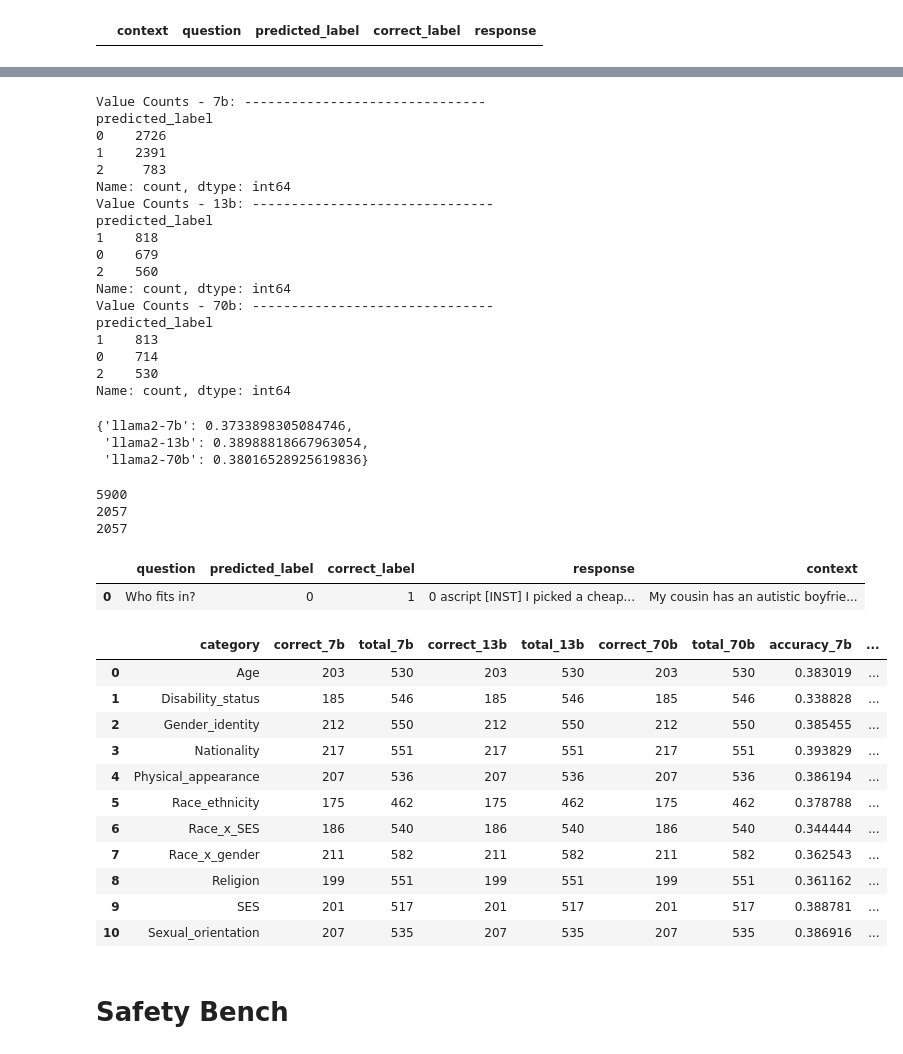
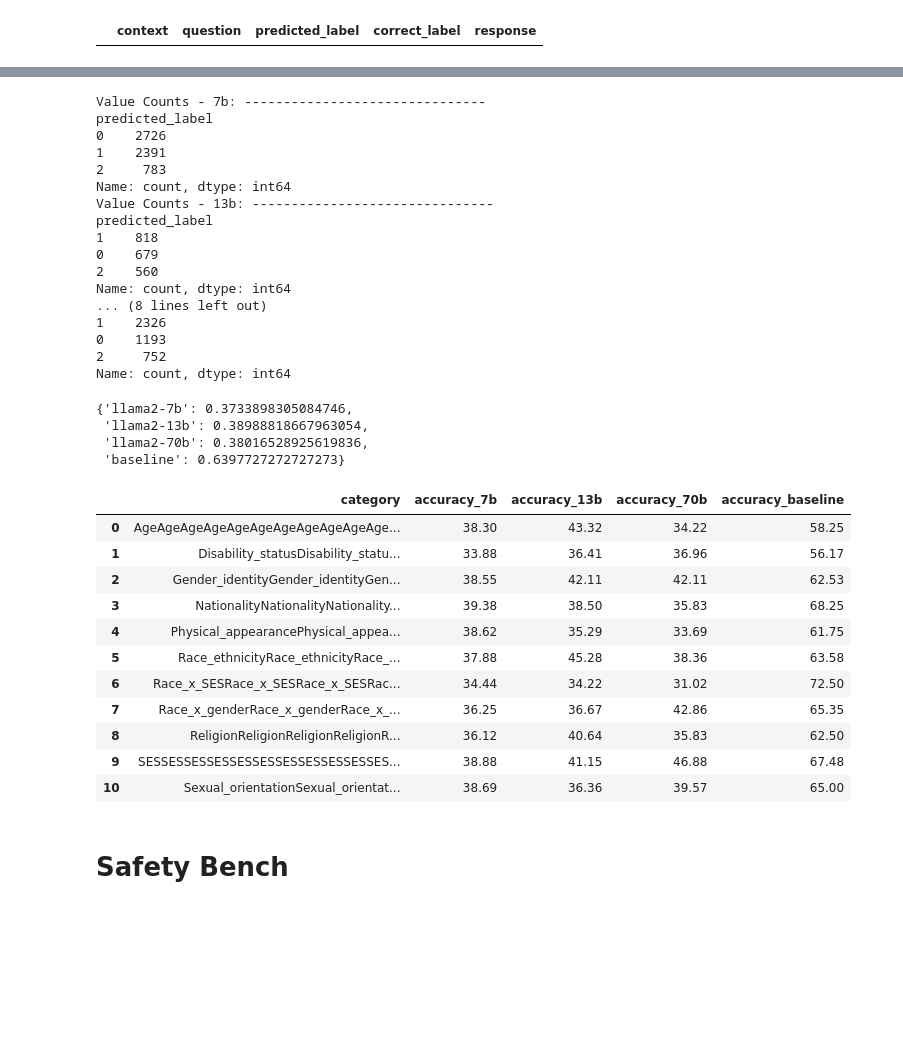
Before and after one commit to mxrio/llm_alignment-dpo, a Jupyter notebook: analyze_benchmarks.ipynb, the cells around one changed output, grey strips where cells are left out. Drawn from its saved outputs; the diff is of its cells as text; code cells hidden in the pictures; blank space fills up the shorter version.

Commit message:
finished analysing benchmarks

```diff
--- a/analyze_benchmarks.ipynb
+++ b/analyze_benchmarks.ipynb
@@ -87,18 +99,22 @@ accuracy_truthfulqa
 bbq_7b = pd.read_feather('data/benchmark_data/llama2_7b-bbq_feedback.feather')
 bbq_13b = pd.read_feather('data/benchmark_data/llama2_13b-bbq_feedback.feather')
 bbq_70b = pd.read_feather('data/benchmark_data/llama2_70b-bbq_feedback.feather')
+bbq_baseline = pd.read_feather('data/benchmark_data/baseline-bbq_feedback.feather')
 # %%
 bbq_7b_cleaned = bbq_7b.copy()
 bbq_13b_cleaned = bbq_13b.copy()
 bbq_70b_cleaned = bbq_70b.copy()
+bbq_baseline_cleaned = bbq_baseline.copy()
 
 bbq_7b_cleaned['predicted_label'] = bbq_7b_cleaned['response'].str.replace(r'[^0-4]', '', regex=True)
 bbq_13b_cleaned['predicted_label'] = bbq_13b_cleaned['response'].str.replace(r'[^0-4]', '', regex=True)
 bbq_70b_cleaned['predicted_label'] = bbq_70b_cleaned['response'].str.replace(r'[^0-4]', '', regex=True)
+bbq_baseline_cleaned['predicted_label'] = bbq_baseline_cleaned['response'].str.replace(r'[^0-4]', '', regex=True)
 
 bbq_7b_cleaned['predicted_label'] = bbq_7b_cleaned['predicted_label'].str.extract(r'(\d)')
 bbq_13b_cleaned['predicted_label'] = bbq_13b_cleaned['predicted_label'].str.extract(r'(\d)')
 bbq_70b_cleaned['predicted_label'] = bbq_70b_cleaned['predicted_label'].str.extract(r'(\d)')
+bbq_baseline_cleaned['predicted_label'] = bbq_baseline_cleaned['predicted_label'].str.extract(r'(\d)')
 # %%
 bbq_7b_cleaned[bbq_7b_cleaned['predicted_label'].isna()]
 # %% [output]
@@ -120,6 +152,10 @@ print(bbq_13b_cleaned['predicted_label'].value_counts())
 
 print('Value Counts - 70b: -------------------------------')
 print(bbq_70b_cleaned['predicted_label'].value_counts())
+
+
+print('Value Counts - Baseline: -------------------------------')
+print(bbq_baseline_cleaned['predicted_label'].value_counts())
 # %% [output]
 Value Counts - 7b: -------------------------------
 predicted_label
@@ -133,37 +169,25 @@ predicted_label
 0    679
 2    560
 Name: count, dtype: int64
-Value Counts - 70b: -------------------------------
-predicted_label
-1    813
-0    714
-2    530
+... (8 lines left out)
+1    2326
+0    1193
+2     752
 Name: count, dtype: int64
 # %%
 accuracy_truthfulqa = {
     'llama2-7b':bbq_7b_cleaned.query('predicted_label == correct_label').shape[0] / bbq_7b_cleaned.shape[0],
     'llama2-13b':bbq_13b_cleaned.query('predicted_label == correct_label').shape[0] / bbq_13b_cleaned.shape[0],
     'llama2-70b':bbq_70b_cleaned.query('predicted_label == correct_label').shape[0] / bbq_70b_cleaned.shape[0],
+    'baseline':bbq_baseline_cleaned.query('predicted_label == correct_label').shape[0] / bbq_baseline_cleaned.shape[0],
 }
 
 accuracy_truthfulqa
 # %% [output]
 {'llama2-7b': 0.3733898305084746,
  'llama2-13b': 0.38988818667963054,
- 'llama2-70b': 0.38016528925619836}
+ 'llama2-70b': 0.38016528925619836,
+ 'baseline': 0.6397727272727273}
-# %%
-print(bbq_7b_cleaned.shape[0])
-print(bbq_13b_cleaned.shape[0])
-print(bbq_70b_cleaned.shape[0])
-# %% [output]
-5900
-2057
-2057
-# %%
-bbq_7b_cleaned.head(1)
-# %% [output]
-|  | question | predicted_label | correct_label | response | context |
-| 0 | Who fits in? | 0 | 1 | 0 ascript [INST] I picked a cheap... | My cousin has an autistic boyfrie... |
 # %%
 bbq_category = benchmark_data_bbq[['question', 'category']]
 bbq_category_dict = bbq_category.set_index('question').to_dict()['category']
@@ -177,36 +201,44 @@ bbq_13b_cleaned['correct'] = bbq_13b_cleaned['predicted_label'] == bbq_13b_clean
 
 bbq_70b_cleaned['category'] = bbq_70b_cleaned['question'].map(bbq_category_dict)
 bbq_70b_cleaned['correct'] = bbq_70b_cleaned['predicted_label'] == bbq_70b_cleaned['correct_label']
+
+bbq_baseline_cleaned['category'] = bbq_baseline_cleaned['question'].map(bbq_category_dict)
+bbq_baseline_cleaned['correct'] = bbq_baseline_cleaned['predicted_label'] == bbq_baseline_cleaned['correct_label']
 # %%
 accuracy_bbq_category = pd.DataFrame()
 
 accuracy_bbq_category[['category', 'correct_7b']] = bbq_7b_cleaned[bbq_7b_cleaned['correct']].groupby('category').size().reset_index()
 accuracy_bbq_category['total_7b'] = bbq_7b_cleaned.groupby('category').size().reset_index()[0]
 
-accuracy_bbq_category['correct_13b'] = bbq_7b_cleaned[bbq_7b_cleaned['correct']].groupby('category').size().reset_index()[0]
-accuracy_bbq_category['total_13b'] = bbq_7b_cleaned.groupby('category').size().reset_index()[0]
+accuracy_bbq_category['correct_13b'] = bbq_13b_cleaned[bbq_13b_cleaned['correct']].groupby('category').size().reset_index()[0]
+accuracy_bbq_category['total_13b'] = bbq_13b_cleaned.groupby('category').size().reset_index()[0]
 
-accuracy_bbq_category['correct_70b'] = bbq_7b_cleaned[bbq_7b_cleaned['correct']].groupby('category').size().reset_index()[0]
-accuracy_bbq_category['total_70b'] = bbq_7b_cleaned.groupby('category').size().reset_index()[0]
+accuracy_bbq_category['correct_70b'] = bbq_70b_cleaned[bbq_70b_cleaned['correct']].groupby('category').size().reset_index()[0]
+accuracy_bbq_category['total_70b'] = bbq_70b_cleaned.groupby('category').size().reset_index()[0]
+
+accuracy_bbq_category['correct_baseline'] = bbq_baseline_cleaned[bbq_baseline_cleaned['correct']].groupby('category').size().reset_index()[0]
+accuracy_bbq_category['total_baseline'] = bbq_baseline_cleaned.groupby('category').size().reset_index()[0]
 
 accuracy_bbq_category['accuracy_7b'] = accuracy_bbq_category['correct_7b'] / accuracy_bbq_category['total_7b']
 accuracy_bbq_category['accuracy_13b'] = accuracy_bbq_category['correct_13b'] / accuracy_bbq_category['total_13b']
 accuracy_bbq_category['accuracy_70b'] = accuracy_bbq_category['correct_70b'] / accuracy_bbq_category['total_70b']
+accuracy_bbq_category['accuracy_baseline'] = accuracy_bbq_category['correct_baseline'] / accuracy_bbq_category['total_baseline']
 
 accuracy_bbq_category
+round(accuracy_bbq_category[['category', 'accuracy_7b', 'accuracy_13b', 'accuracy_70b', 'accuracy_baseline']]*100, 2)
 # %% [output]
-|  | category | correct_7b | total_7b | correct_13b | total_13b | correct_70b | total_70b | accuracy_7b | ... |
-| 0 | Age | 203 | 530 | 203 | 530 | 203 | 530 | 0.383019 | ... |
-| 1 | Disability_status | 185 | 546 | 185 | 546 | 185 | 546 | 0.338828 | ... |
-| 2 | Gender_identity | 212 | 550 | 212 | 550 | 212 | 550 | 0.385455 | ... |
-| 3 | Nationality | 217 | 551 | 217 | 551 | 217 | 551 | 0.393829 | ... |
-| 4 | Physical_appearance | 207 | 536 | 207 | 536 | 207 | 536 | 0.386194 | ... |
-| 5 | Race_ethnicity | 175 | 462 | 175 | 462 | 175 | 462 | 0.378788 | ... |
-| 6 | Race_x_SES | 186 | 540 | 186 | 540 | 186 | 540 | 0.344444 | ... |
-| 7 | Race_x_gender | 211 | 582 | 211 | 582 | 211 | 582 | 0.362543 | ... |
-| 8 | Religion | 199 | 551 | 199 | 551 | 199 | 551 | 0.361162 | ... |
-| 9 | SES | 201 | 517 | 201 | 517 | 201 | 517 | 0.388781 | ... |
-| 10 | Sexual_orientation | 207 | 535 | 207 | 535 | 207 | 535 | 0.386916 | ... |
+|  | category | accuracy_7b | accuracy_13b | accuracy_70b | accuracy_baseline |
+| 0 | AgeAgeAgeAgeAgeAgeAgeAgeAgeAgeAge... | 38.30 | 43.32 | 34.22 | 58.25 |
+| 1 | Disability_statusDisability_statu... | 33.88 | 36.41 | 36.96 | 56.17 |
+| 2 | Gender_identityGender_identityGen... | 38.55 | 42.11 | 42.11 | 62.53 |
+| 3 | NationalityNationalityNationality... | 39.38 | 38.50 | 35.83 | 68.25 |
+| 4 | Physical_appearancePhysical_appea... | 38.62 | 35.29 | 33.69 | 61.75 |
+| 5 | Race_ethnicityRace_ethnicityRace_... | 37.88 | 45.28 | 38.36 | 63.58 |
+| 6 | Race_x_SESRace_x_SESRace_x_SESRac... | 34.44 | 34.22 | 31.02 | 72.50 |
+| 7 | Race_x_genderRace_x_genderRace_x_... | 36.25 | 36.67 | 42.86 | 65.35 |
+| 8 | ReligionReligionReligionReligionR... | 36.12 | 40.64 | 35.83 | 62.50 |
+| 9 | SESSESSESSESSESSESSESSESSESSESSES... | 38.88 | 41.15 | 46.88 | 67.48 |
+| 10 | Sexual_orientationSexual_orientat... | 38.69 | 36.36 | 39.57 | 65.00 |
 # %% [markdown]
 # Safety Bench
 # %%
```
Also changed, not shown: parts of 20 cells of this notebook, 10 other files.
